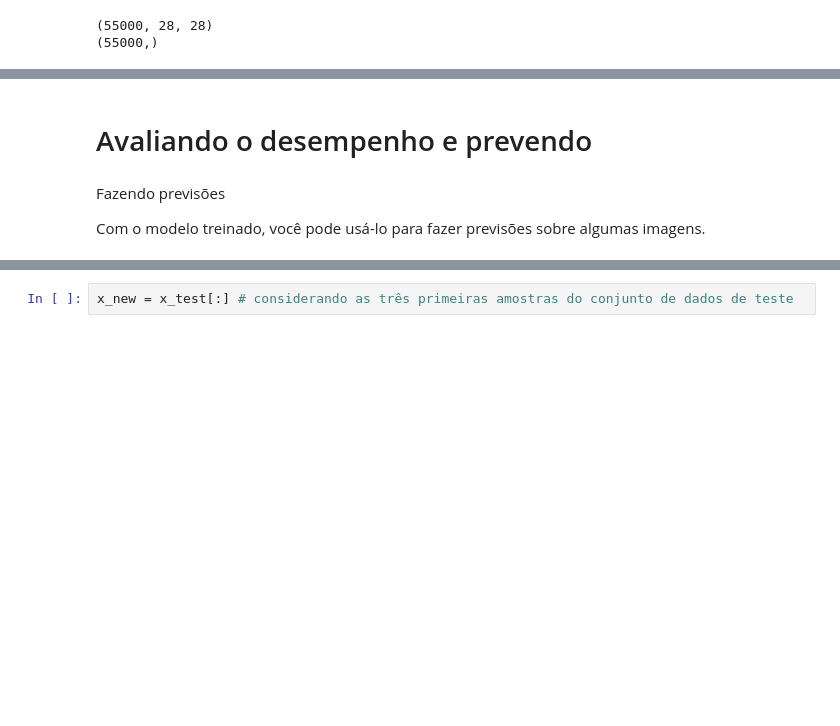
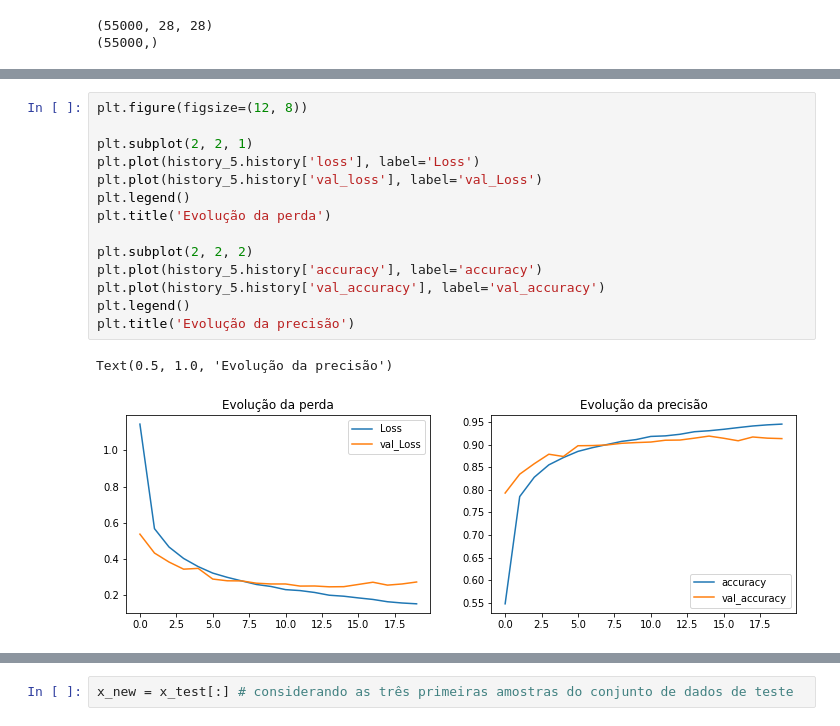
Before and after one commit to Leandro-Braga/Estudo_de_Caso, a Jupyter notebook: Atividade_Leandro_Neural_Network.ipynb, the cells around one changed output, grey strips where cells are left out. Saved outputs shown, nothing was run; the diff lists cells and outputs as text; blank space fills up the shorter version.

```diff
--- a/Atividade_Leandro_Neural_Network.ipynb
+++ b/Atividade_Leandro_Neural_Network.ipynb
@@ -914,6 +521,17 @@ Teste accuracy: 0.9555500149726868
-# %% [markdown]
-# Avaliando o desempenho e prevendo
-# %% [markdown]
-Fazendo previsões
-
-Com o modelo treinado, você pode usá-lo para fazer previsões sobre algumas imagens.
+# %%
+plt.figure(figsize=(12, 8))
+
+plt.subplot(2, 2, 1)
+plt.plot(history_5.history['loss'], label='Loss')
+plt.plot(history_5.history['val_loss'], label='val_Loss')
+plt.legend()
+plt.title('Evolução da perda')
+
+plt.subplot(2, 2, 2)
+plt.plot(history_5.history['accuracy'], label='accuracy')
+plt.plot(history_5.history['val_accuracy'], label='val_accuracy')
+plt.legend()
+plt.title('Evolução da precisão')
+# %% [output]
+Text(0.5, 1.0, 'Evolução da precisão')
+[figure, added]
```
Also changed, not shown: parts of 93 cells of this notebook.
